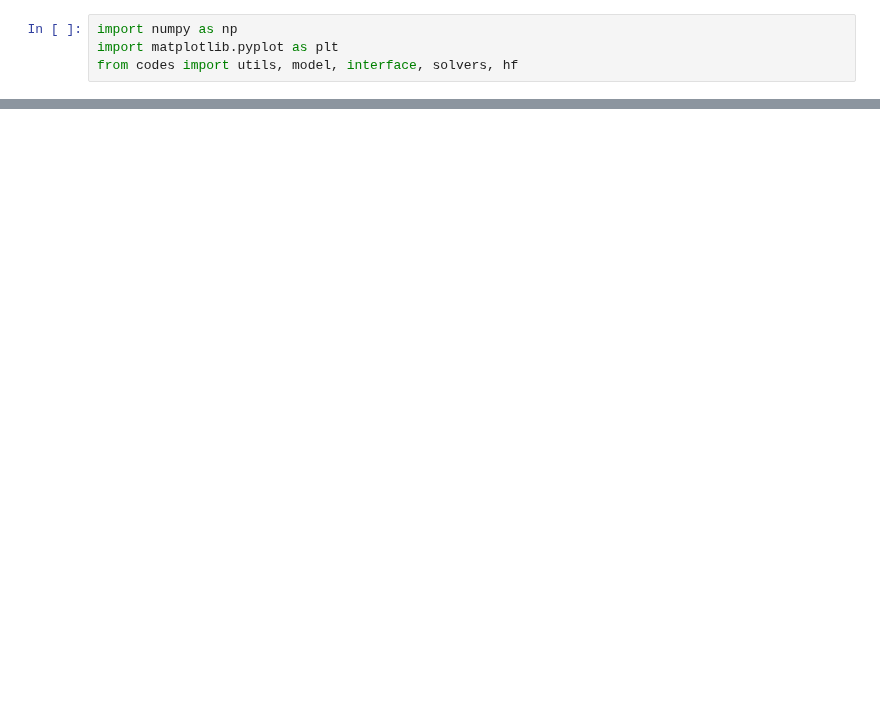
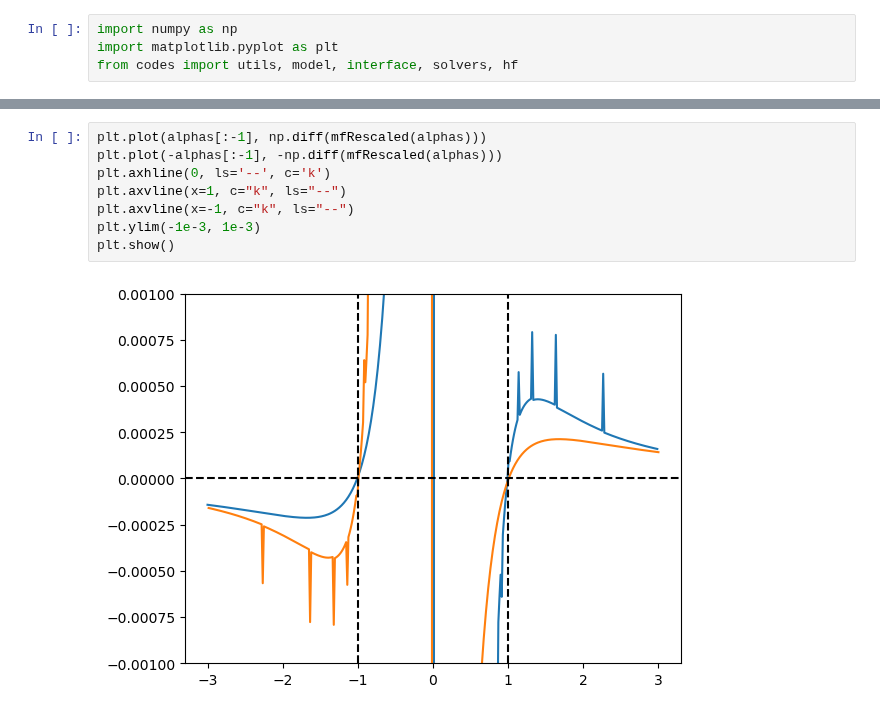
Before and after one commit to quantum-tinkerer/MeanFi, a Jupyter notebook: examples/tEnergyTest.ipynb, the cells around one changed output, grey strips where cells are left out. Saved outputs shown, nothing was run; the diff lists cells and outputs as text; blank space fills up the shorter version.

```diff
--- a/examples/tEnergyTest.ipynb
+++ b/examples/tEnergyTest.ipynb
@@ -66,0 +72,10 @@ plt.legend()
+# %%
+plt.plot(alphas[:-1], np.diff(mfRescaled(alphas)))
+plt.plot(-alphas[:-1], -np.diff(mfRescaled(alphas)))
+plt.axhline(0, ls='--', c='k')
+plt.axvline(x=1, c="k", ls="--")
+plt.axvline(x=-1, c="k", ls="--")
+plt.ylim(-1e-3, 1e-3)
+plt.show()
+# %% [output]
+[figure, added]
```
Also changed, not shown: parts of 3 cells of this notebook, 1 other file.
